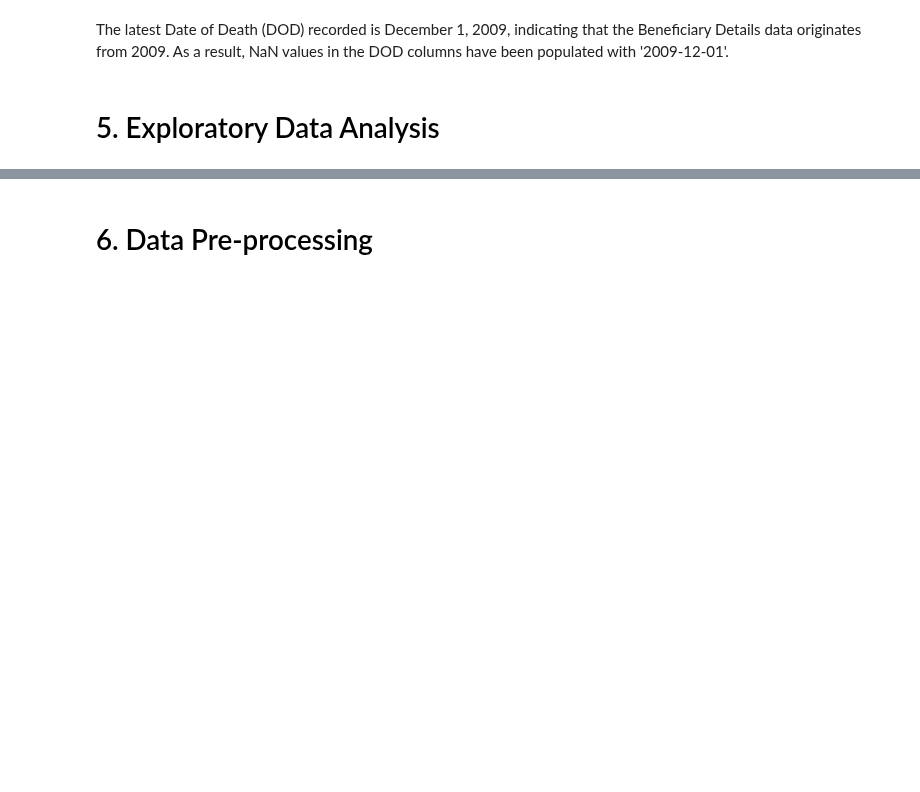
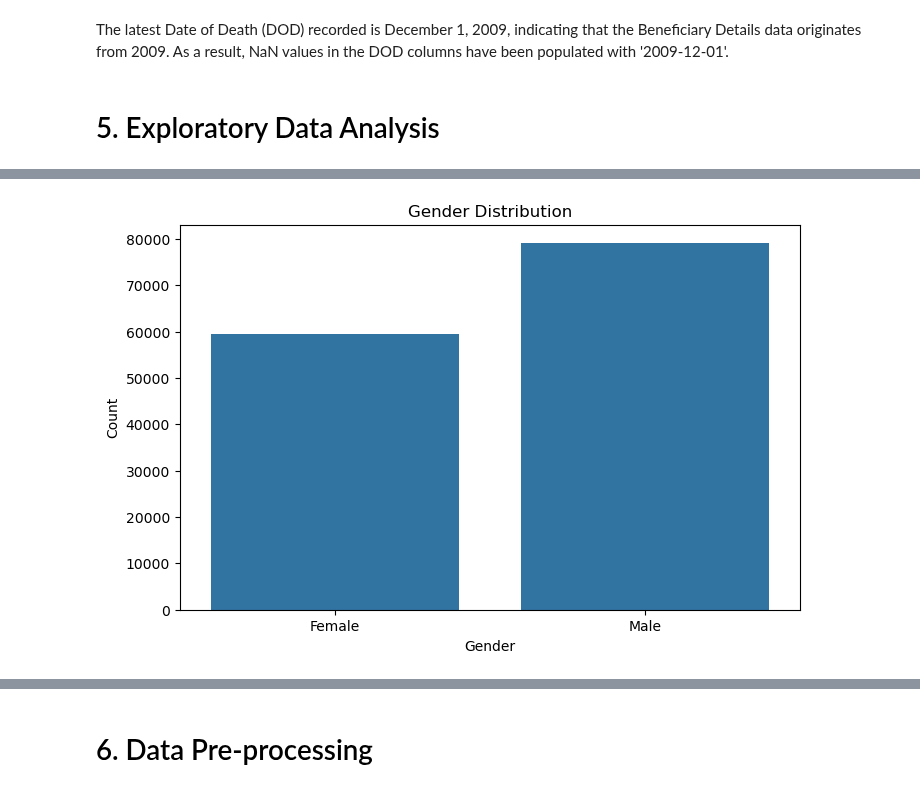
Before and after one commit to Chuma-Gqola/Exploring-_healthcare, a Jupyter notebook: Healthcare_Fraud_Detection.ipynb, the cells around one changed output, grey strips where cells are left out. Cells and saved outputs as stored; diff of their text form; code cells hidden in the pictures; blank space fills up the shorter version.

```diff
--- a/Healthcare_Fraud_Detection.ipynb
+++ b/Healthcare_Fraud_Detection.ipynb
@@ -170,0 +181,13 @@ Timestamp('2009-12-01 00:00:00')
+# %%
+#Visualise the distribution of genders in the dataset
+
+gender_counts = df_beneficiary['Gender'].value_counts()
+plt.figure(figsize=(8, 5))
+sns.barplot(x=gender_counts.index, y=gender_counts.values)
+plt.title('Gender Distribution')
+plt.xlabel('Gender')
+plt.ylabel('Count')
+plt.xticks(ticks=[0, 1], labels=['Female', 'Male'])
+plt.show()
+# %% [output]
+[figure, added]
```
Also changed, not shown: parts of 6 cells of this notebook.
